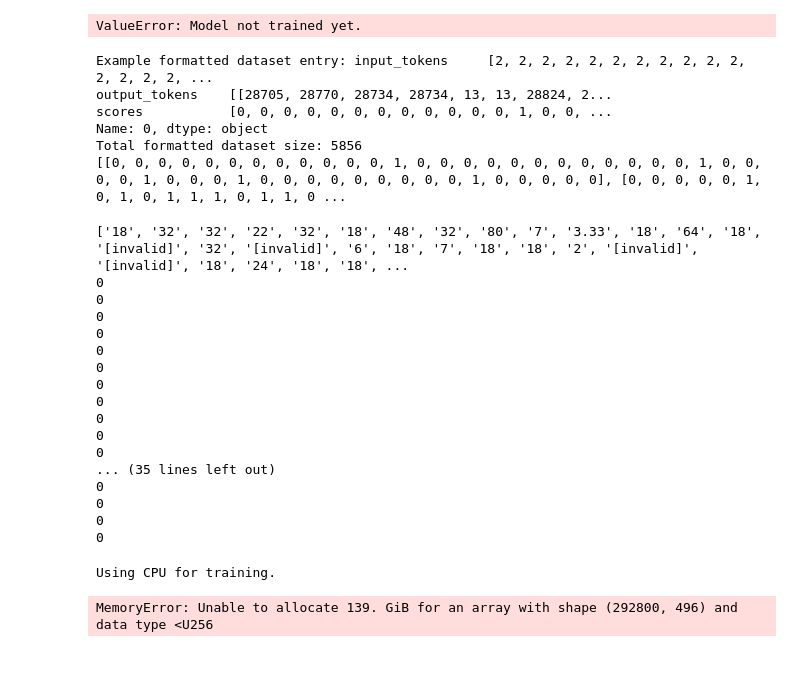
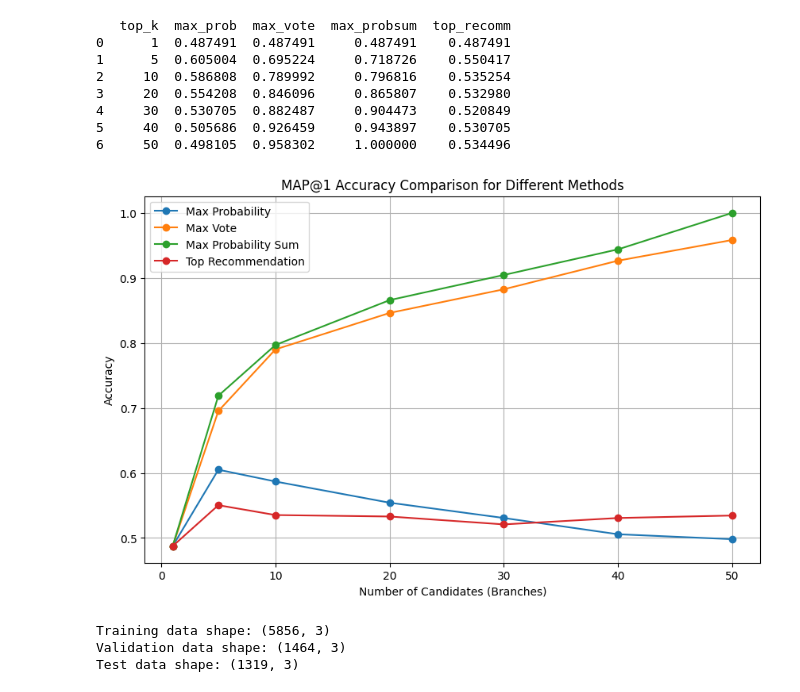
Before and after one commit to Bowenislandsong/CoT-Rec, a Jupyter notebook: ranking/ranking.ipynb, the cells around one changed output. Saved outputs shown, nothing was run; the diff lists cells and outputs as text; code cells hidden in the pictures; blank space fills up the shorter version.

Commit message:
ranking head

```diff
--- a/ranking/ranking.ipynb
+++ b/ranking/ranking.ipynb
@@ -21,8 +21,8 @@ def load_jsonl(file_path):
         return [json.loads(line) for line in file]
 
 # File paths
-train_file_path = 'ranking_dataset/mistral-base-train-1108935.jsonl'
-test_file_path = 'ranking_dataset/mistral-base-test-1096727.jsonl'
+train_file_path = 'ranking_dataset/mistral-instruct-train-1262505.jsonl'
+test_file_path = 'ranking_dataset/mistral-instruct-test-1262505.jsonl'
 
 # Load data
 train_data = load_jsonl(train_file_path)
@@ -68,7 +68,7 @@ def format_dataset(data):
         candidates = entry['candidates']
         answer = entry['answer']
 
-        output_tokens_list = [candidate['output_tokens']+[candidate['score']]+[candidate['answer']] for candidate in candidates]
+        output_tokens_list = [candidate['output_tokens']+[candidate['score']] for candidate in candidates]
         scores_list = [1 if candidate['answer'] == answer else 0 for candidate in candidates]
 
         formatted_dataset["input_tokens"].append(input_tokens)
@@ -80,10 +80,3 @@ def format_dataset(data):
 df_train = format_dataset(train_data)
 df_validation = format_dataset(val_data)
 df_test = format_dataset(test_data)
-
-# Example output
-print(f"Example formatted dataset entry: {df_train.iloc[0]}")
-print(f"Total formatted dataset size: {len(df_train)}")
-
-print(df_train['scores'].tolist())
-print(df_train['output_tokens'][0][0])
@@ -170,7 +167,7 @@ Trying params: {'eta': 0.01, 'max_depth': 3, 'min_child_weight': 1, 'subsample':
 from cot_dataset.cot_decoding.task import GSMTask
 import pandas as pd
 
-task = GSMTask(encode_format='qa')
+task = GSMTask(encode_format='instruct')
 
 
 
@@ -210,34 +207,42 @@ for top_k in [1, 5, 10, 20, 30, 40, 50]:
         top_recomm.append(entry['candidates'][np.argmax(pred[:top_k])]['answer'] == entry['answer'])
 
     results.append({
         "top_k": top_k,
         "max_prob": sum(max_prob) / len(max_prob),
         "max_vote": sum(max_vote) / len(max_vote),
         "max_probsum": sum(max_probsum) / len(max_probsum),
         "top_recomm": sum(top_recomm) / len(top_recomm),
     })
 
 # Convert results to a DataFrame
 results_df = pd.DataFrame(results)
 print(results_df)
 
 import matplotlib.pyplot as plt
 
 # Plotting the results
 plt.figure(figsize=(10, 6))
 plt.plot(results_df['top_k'], results_df['max_prob'], label='Max Probability', marker='o')
 plt.plot(results_df['top_k'], results_df['max_vote'], label='Max Vote', marker='o')
 plt.plot(results_df['top_k'], results_df['max_probsum'], label='Max Probability Sum', marker='o')
 plt.plot(results_df['top_k'], results_df['top_recomm'], label='Top Recommendation', marker='o')
 
 plt.xlabel('Number of Candidates (Branches)')
 plt.ylabel('Accuracy')
 plt.title('MAP@1 Accuracy Comparison for Different Methods')
 plt.legend()
 plt.grid(True)
 plt.show()
 # %% [output]
-ValueError: Model not trained yet.
+   top_k  max_prob  max_vote  max_probsum  top_recomm
+0      1  0.487491  0.487491     0.487491    0.487491
+1      5  0.605004  0.695224     0.718726    0.550417
+2     10  0.586808  0.789992     0.796816    0.535254
+3     20  0.554208  0.846096     0.865807    0.532980
+4     30  0.530705  0.882487     0.904473    0.520849
+5     40  0.505686  0.926459     0.943897    0.530705
+6     50  0.498105  0.958302     1.000000    0.534496
+[figure, added]
 # %%
 # train_data = load_jsonl(train_file_path)
 # test_data = load_jsonl(test_file_path)
@@ -286,13 +291,6 @@ print(f"Total formatted dataset size: {len(df_train)}")
 
 print(df_train['scores'].tolist())
 print([_d[0][-1] for _d in df_test['output_tokens']])
-# %% [output]
-Example formatted dataset entry: input_tokens     [2, 2, 2, 2, 2, 2, 2, 2, 2, 2, 2, 2, 2, 2, 2, ...
-output_tokens    [[28705, 28770, 28734, 28734, 13, 13, 28824, 2...
-scores           [0, 0, 0, 0, 0, 0, 0, 0, 0, 0, 0, 0, 1, 0, 0, ...
-Name: 0, dtype: object
-Total formatted dataset size: 5856
-[[0, 0, 0, 0, 0, 0, 0, 0, 0, 0, 0, 0, 1, 0, 0, 0, 0, 0, 0, 0, 0, 0, 0, 0, 0, 1, 0, 0, 0, 0, 1, 0, 0, 0, 1, 0, 0, 0, 0, 0, 0, 0, 0, 0, 1, 0, 0, 0, 0, 0], [0, 0, 0, 0, 0, 1, 0, 1, 0, 1, 1, 1, 0, 1, 1, 0 ...
 # %%
 # answer_counts = []
 # for entry in df_train['output_tokens']:
@@ -318,24 +316,6 @@ for i in range(len(df_test_copy['output_tokens'])):
 
 for can in df_test_copy['output_tokens'][0]:
     print(can[-1])
-# %% [output]
-['18', '32', '32', '22', '32', '18', '48', '32', '80', '7', '3.33', '18', '64', '18', '[invalid]', '32', '[invalid]', '6', '18', '7', '18', '18', '2', '[invalid]', '[invalid]', '18', '24', '18', '18', ...
-0
-0
-0
-0
-0
-0
-0
-0
-0
-0
-0
-... (35 lines left out)
-0
-0
-0
-0
 # %%
 from ranking.xgboost_ranker import XGBoostRanker,RankingMetrics
 
@@ -441,6 +421,18 @@ plt.title('MAP@1 Accuracy Comparison for Different Methods')
 plt.legend()
 plt.grid(True)
 plt.show()
-# %% [output]
-Using CPU for training.
-MemoryError: Unable to allocate 139. GiB for an array with shape (292800, 496) and data type <U256
+# %%
+# ranking head
+from ranking.ranking_head_ranker import Ranker, data_from_file
+
+df_train, df_validation, df_test = data_from_file(\
+    'ranking_dataset/mistral-base-train-1108935.jsonl',\
+            'ranking_dataset/mistral-base-test-1096727.jsonl')
+
+print("Training data shape:", df_train.shape)
+print("Validation data shape:", df_validation.shape)
+print("Test data shape:", df_test.shape)
+# %% [output]
+Training data shape: (5856, 3)
+Validation data shape: (1464, 3)
+Test data shape: (1319, 3)
```
Also changed, not shown: parts of 6 cells of this notebook, 1 other file.
